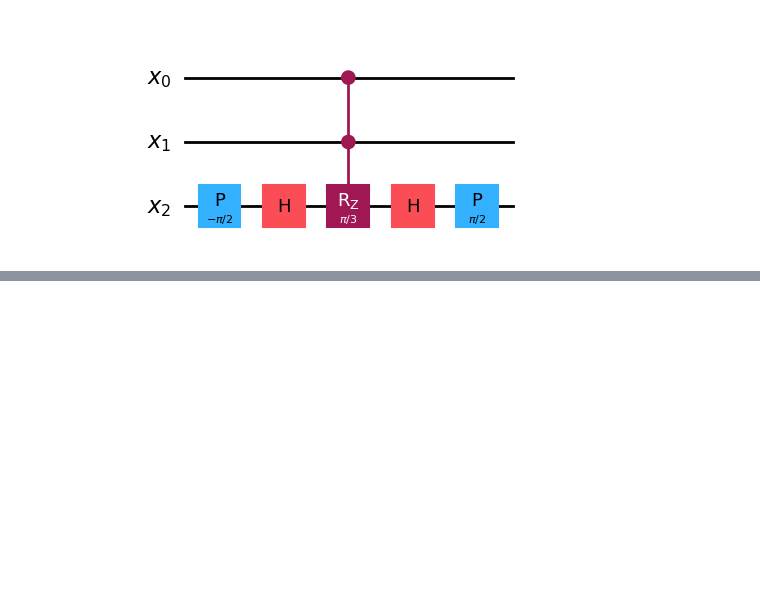
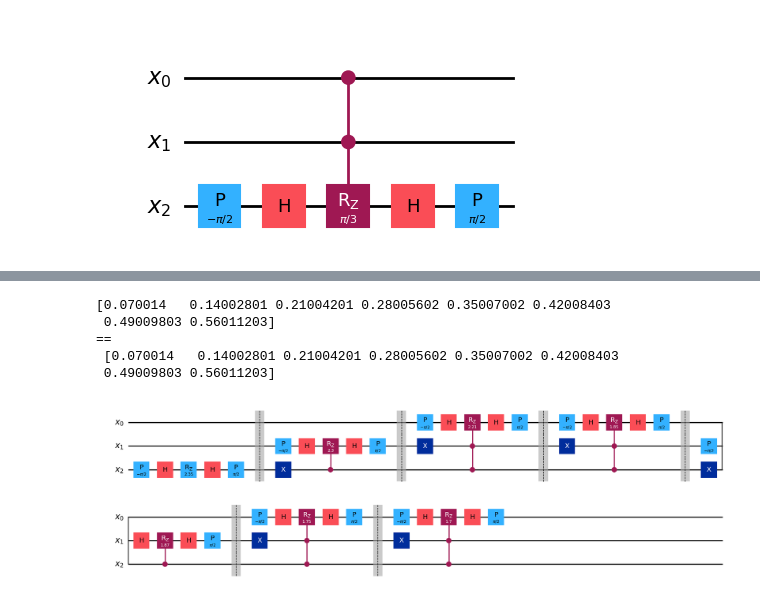
Before and after one commit to tzhu67/QuantStatePrep_MultiCRz, a Jupyter notebook: QSPcirc.ipynb, the cells around one changed output, grey strips where cells are left out. Saved outputs shown, nothing was run; the diff lists cells and outputs as text; code cells hidden in the pictures; blank space fills up the shorter version.

```diff
--- a/QSPcirc.ipynb
+++ b/QSPcirc.ipynb
@@ -89,0 +91,14 @@ c.draw(output="mpl")
+# %%
+x = QuantumRegister(size=3, name="x")
+c = QuantumCircuit(x, name="inductionTest")
+p = np.arange(1,9)/np.sqrt(204)
+induction(c, p, [], 2)
+print(np.real(Statevector(c).data),'\n==\n',p)
+c.draw(output="mpl")
+# %% [output]
+[0.070014   0.14002801 0.21004201 0.28005602 0.35007002 0.42008403
+ 0.49009803 0.56011203]
+==
+ [0.070014   0.14002801 0.21004201 0.28005602 0.35007002 0.42008403
+ 0.49009803 0.56011203]
+[figure, added]
```
Also changed, not shown: parts of 2 cells of this notebook.
